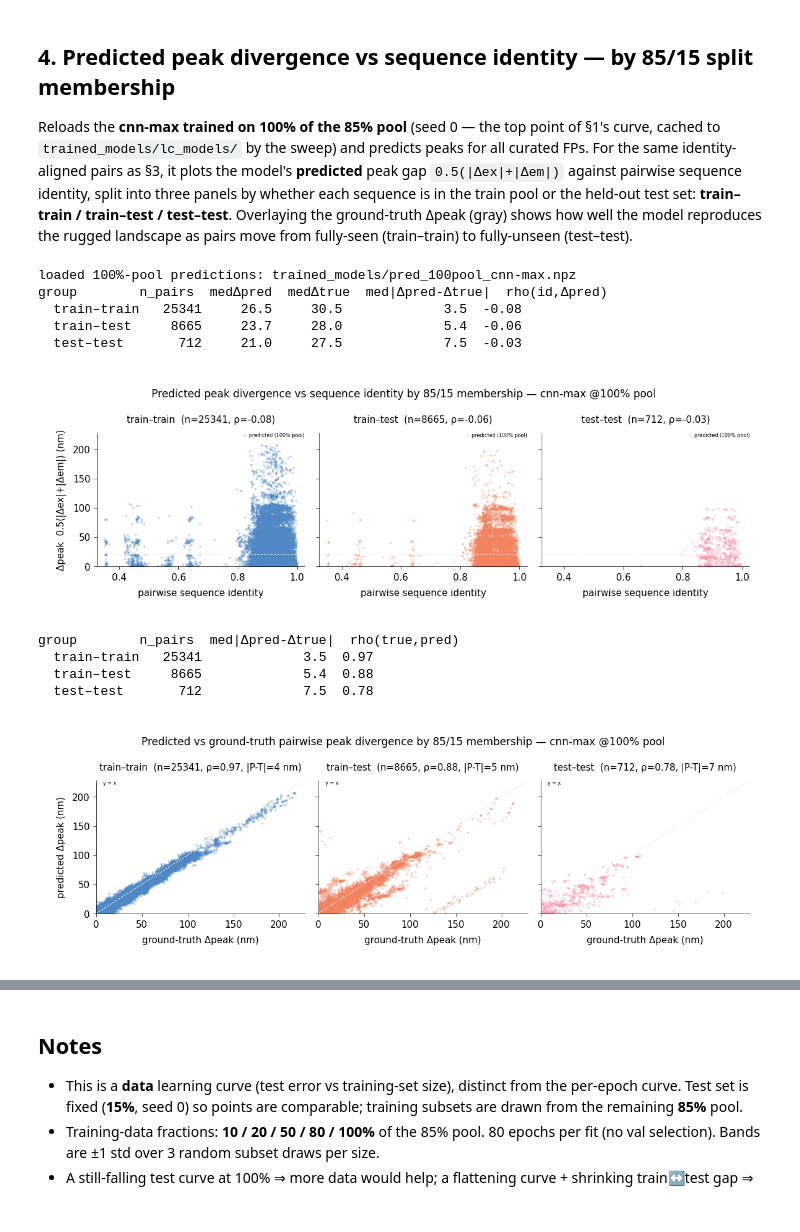
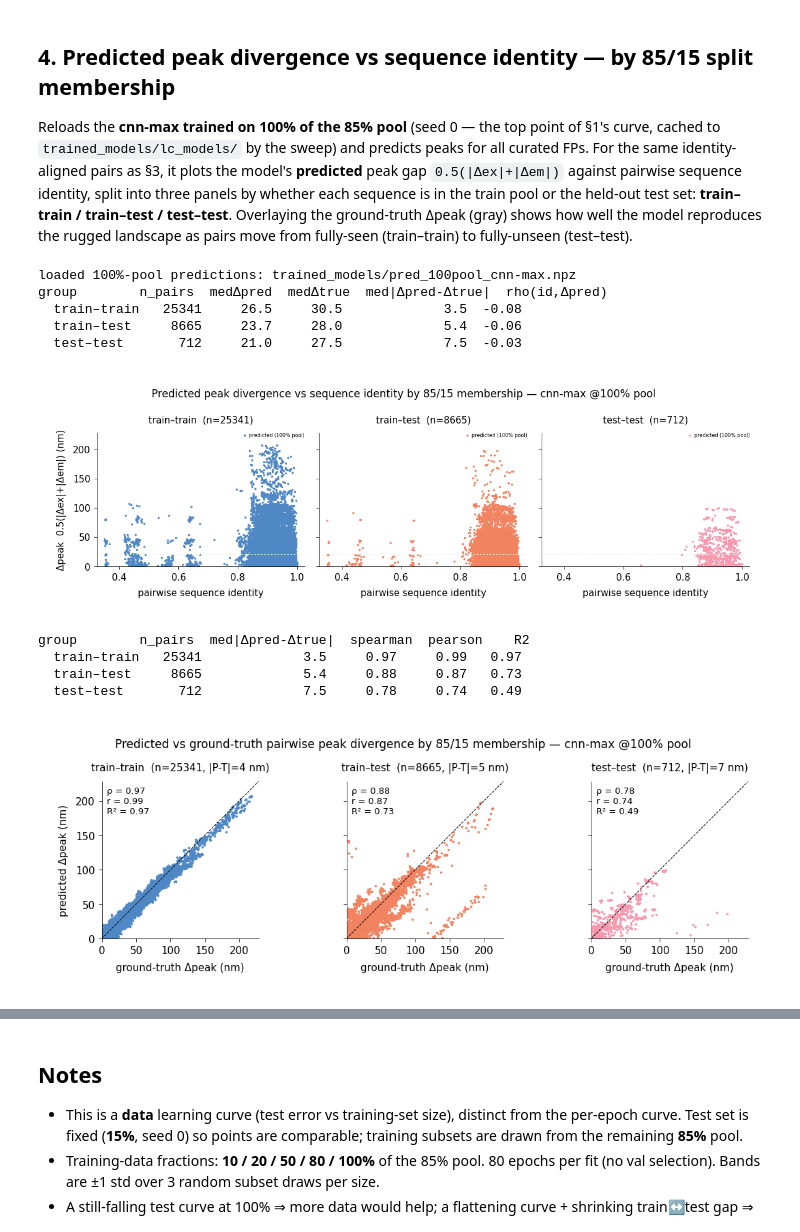
Before and after one commit to Arcadia-Science/FPguide, a Jupyter notebook: peak_design/learning_curve.ipynb, the cells around one changed output, grey strips where cells are left out. Drawn from its saved outputs; the diff is of its cells as text; code cells hidden in the pictures.

Commit message:
visual update

```diff
--- a/peak_design/learning_curve.ipynb
+++ b/peak_design/learning_curve.ipynb
@@ -250,12 +250,12 @@ for ax,(name,m) in zip(axes,groups.items()):
     err=np.median(np.abs(dp_pred[idx]-dpk[idx])) if len(idx) else np.nan
     print(f"  {name:11} {len(idx):7d}  {np.median(dp_pred[idx]):7.1f}  {np.median(dpk[idx]):7.1f}  {err:14.1f}  {rho:.2f}")
     #ax.scatter(pid[idx],dpk[idx],s=10,alpha=0.12,color=C("gray"),label="ground truth")
-    ax.scatter(pid[idx],dp_pred[idx],s=12,alpha=0.35,color=GCOL[name],label="predicted (100% pool)")
+    ax.scatter(pid[idx],dp_pred[idx],s=12,alpha=1,color=GCOL[name],label="predicted (100% pool)")
     mdp=[np.median(dp_pred[idx][(pid[idx]>=be[i])&(pid[idx]<be[i+1])]) if ((pid[idx]>=be[i])&(pid[idx]<be[i+1])).any() else np.nan for i in range(8)]
     #ax.plot(ct,mdp,"-o",color=GCOL[name],lw=2)
     ax.axhline(20,ls=":",color=C("gray"))
     ax.set_xlabel("pairwise sequence identity"); ax.set_ylim(0,ymax)
-    ax.set_title(f"{name}  (n={len(idx)}, ρ={rho:.2f})"); ax.legend(fontsize=8)
+    ax.set_title(f"{name}  (n={len(idx)})"); ax.legend(fontsize=8)
 axes[0].set_ylabel("Δpeak  0.5(|Δex|+|Δem|) (nm)")
 plt.suptitle(f"Predicted peak divergence vs sequence identity by 85/15 membership — cnn-{FULL_ARCH} @100% pool")
 plt.tight_layout(); fig.savefig("trained_models/pairsim_by_split_100pool.png",dpi=130,bbox_inches="tight"); plt.show()
@@ -265,32 +265,32 @@ group        n_pairs  medΔpred  medΔtrue  med|Δpred-Δtrue|  rho(id,Δpred)
   train–train   25341     26.5     30.5             3.5  -0.08
   train–test     8665     23.7     28.0             5.4  -0.06
   test–test       712     21.0     27.5             7.5  -0.03
-[figure, old version]
+[figure, new version]
 # %%
 # predicted vs ground-truth pairwise Δpeak (same 100%-pool cnn-max), split by 85/15 membership
 from scipy.stats import pearsonr
 lim=float(max(dpk.max(),dp_pred.max()))*1.05
 fig,axes=plt.subplots(1,3,figsize=(16,5),sharex=True,sharey=True)
 print("group        n_pairs  med|Δpred-Δtrue|  spearman  pearson    R2")
 for ax,(name,m) in zip(axes,groups.items()):
     idx=np.where(m)[0]
     err=np.median(np.abs(dp_pred[idx]-dpk[idx])) if len(idx) else np.nan
     rho=spearmanr(dpk[idx],dp_pred[idx])[0] if len(idx)>2 else np.nan
     r=pearsonr(dpk[idx],dp_pred[idx])[0] if len(idx)>2 else np.nan
     r2=1-np.sum((dp_pred[idx]-dpk[idx])**2)/np.sum((dpk[idx]-dpk[idx].mean())**2) if len(idx)>1 else np.nan
     print(f"  {name:11} {len(idx):7d}  {err:14.1f}  {rho:7.2f}  {r:7.2f}  {r2:5.2f}")
-    ax.plot([0,lim],[0,lim],ls="--",color=C("gray"),lw=1,label="y = x")
-    ax.scatter(dpk[idx],dp_pred[idx],s=12,alpha=0.35,color=GCOL[name])
+    ax.plot([0,lim],[0,lim],ls="--",color=C("black"),lw=1,label="y = x")
+    ax.scatter(dpk[idx],dp_pred[idx],s=12,alpha=1,color=GCOL[name])
     ax.text(0.03,0.97,f"ρ = {rho:.2f}\nr = {r:.2f}\nR² = {r2:.2f}",transform=ax.transAxes,va="top",ha="left",fontsize=13)
     ax.set_xlabel("ground-truth Δpeak (nm)"); ax.set_xlim(0,lim); ax.set_ylim(0,lim)
     ax.set_title(f"{name}  (n={len(idx)}, |P-T|={err:.0f} nm)"); #ax.legend(fontsize=8)
     ax.set_box_aspect(1)
 axes[0].set_ylabel("predicted Δpeak (nm)")
 plt.suptitle(f"Predicted vs ground-truth pairwise peak divergence by 85/15 membership — cnn-{FULL_ARCH} @100% pool")
 plt.tight_layout(); fig.savefig("trained_models/pairdiff_pred_vs_truth_100pool.png",dpi=130,bbox_inches="tight"); plt.show()
 # %% [output]
-group        n_pairs  med|Δpred-Δtrue|  rho(true,pred)
-  train–train   25341             3.5  0.97
-  train–test     8665             5.4  0.88
-  test–test       712             7.5  0.78
+group        n_pairs  med|Δpred-Δtrue|  spearman  pearson    R2
+  train–train   25341             3.5     0.97     0.99   0.97
+  train–test     8665             5.4     0.88     0.87   0.73
+  test–test       712             7.5     0.78     0.74   0.49
-[figure, old version]
+[figure, new version]
```
Also changed, not shown: parts of 3 cells of this notebook, 1 other file.
